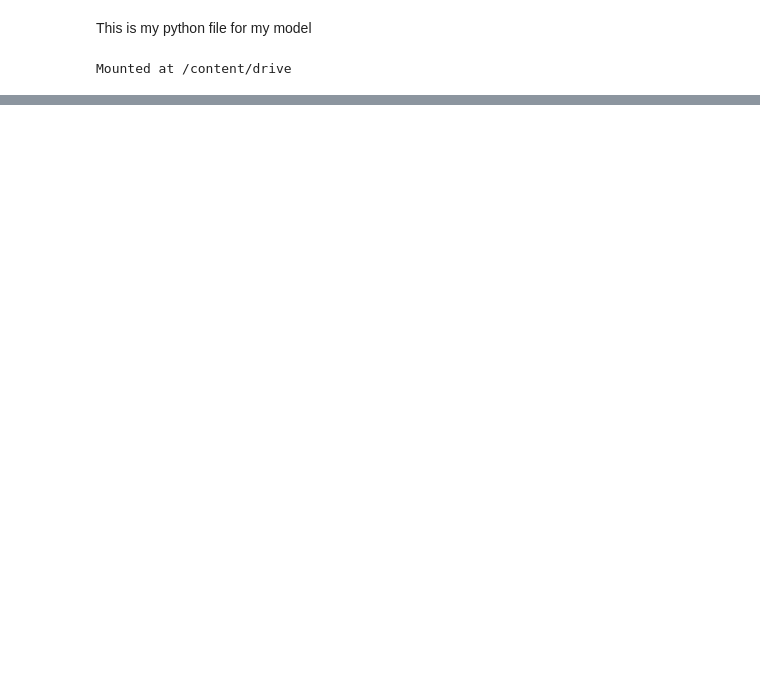
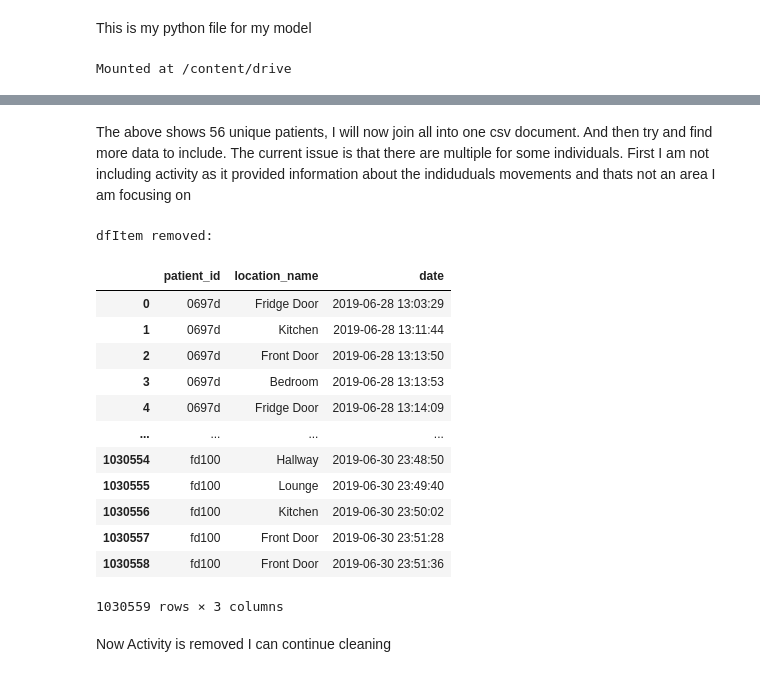
Before and after one commit to Unbreakable60000/DementiaDetection, a Jupyter notebook: model.ipynb, the cells around one changed output, grey strips where cells are left out. Cells and saved outputs as stored; diff of their text form; code cells hidden in the pictures; blank space fills up the shorter version.

```diff
--- a/model.ipynb
+++ b/model.ipynb
@@ -38,0 +44,10 @@ Activity.csv  Demographics.csv  Labels.csv  Physiology.csv  Sleep.csv
+# %%
+import pandas as pd
+
+activityDF = pd.read_csv("/content/drive/MyDrive/synoptic/oldDataset/Activity.csv")
+demographicsDF = pd.read_csv("/content/drive/MyDrive/synoptic/oldDataset/Demographics.csv")
+labelsDf = pd.read_csv("/content/drive/MyDrive/synoptic/oldDataset/Labels.csv")
+physiologyDf = pd.read_csv("/content/drive/MyDrive/synoptic/oldDataset/Physiology.csv")
+sleepDf = pd.read_csv("/content/drive/MyDrive/synoptic/oldDataset/Sleep.csv")
+
+dfItems = {"activityDf": activityDF,"demographicsDF": demographicsDF,"labelsDf": labelsDf,"physiologyDf": physiologyDf, "sleepDf":sleepDf}
@@ -38,0 +81,22 @@ Activity.csv  Demographics.csv  Labels.csv  Physiology.csv  Sleep.csv
+# %% [markdown]
+The above shows 56 unique patients, I will now join all into one csv document. And then try and find more data to include. The current issue is that there are multiple for some individuals. First I am not including activity as it provided information about the indiduduals movements and thats not an area I am focusing on
+# %%
+print("dfItem removed:")
+dfItems.pop("activityDf")
+# %% [output]
+dfItem removed:
+|  | patient_id | location_name | date |
+| 0 | 0697d | Fridge Door | 2019-06-28 13:03:29 |
+| 1 | 0697d | Kitchen | 2019-06-28 13:11:44 |
+| 2 | 0697d | Front Door | 2019-06-28 13:13:50 |
+| 3 | 0697d | Bedroom | 2019-06-28 13:13:53 |
+| 4 | 0697d | Fridge Door | 2019-06-28 13:14:09 |
+| ... | ... | ... | ... |
+| 1030554 | fd100 | Hallway | 2019-06-30 23:48:50 |
+| 1030555 | fd100 | Lounge | 2019-06-30 23:49:40 |
+| 1030556 | fd100 | Kitchen | 2019-06-30 23:50:02 |
+| 1030557 | fd100 | Front Door | 2019-06-30 23:51:28 |
+| 1030558 | fd100 | Front Door | 2019-06-30 23:51:36 |
+1030559 rows × 3 columns
+# %% [markdown]
+Now Activity is removed I can continue cleaning
```
Also changed, not shown: parts of 18 cells of this notebook.
